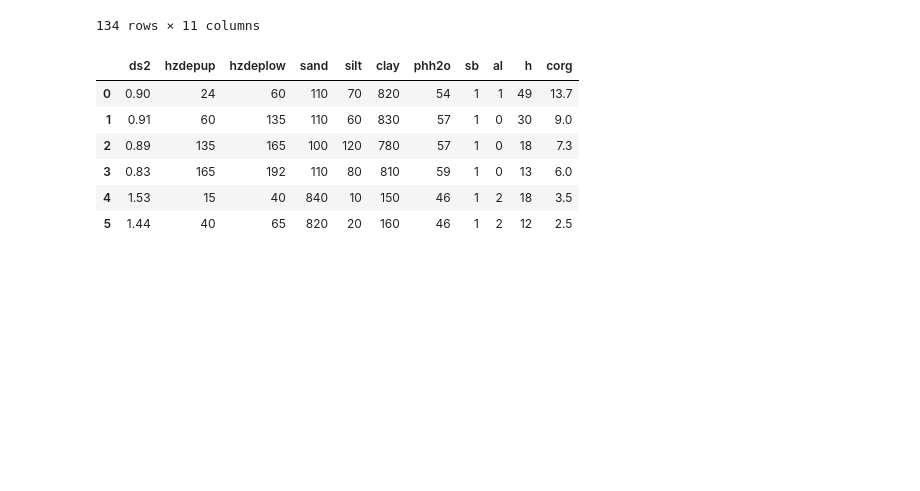
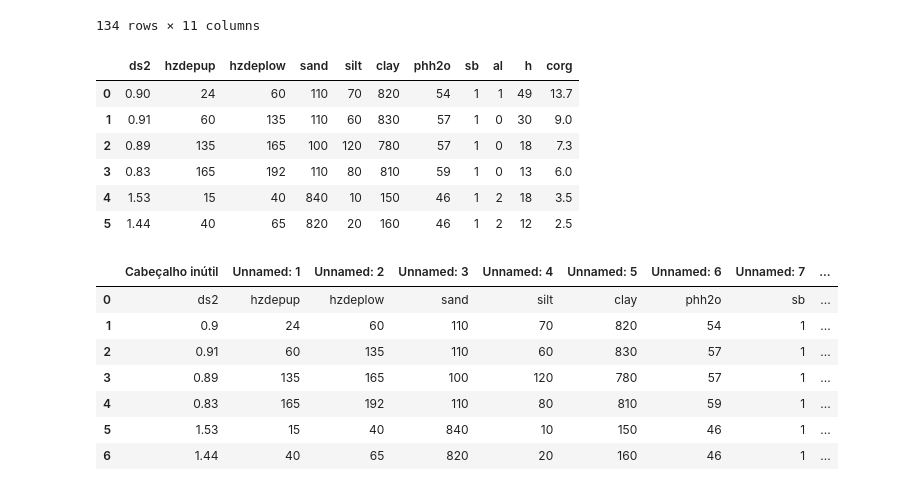
Before and after one commit to robertosgpontes/DataScience, a Jupyter notebook: loadData.ipynb, the cells around one changed output. Cells and saved outputs as stored; diff of their text form; code cells hidden in the pictures; blank space fills up the shorter version.

```diff
--- a/loadData.ipynb
+++ b/loadData.ipynb
@@ -56,3 +60,15 @@ df
 | 3 | 0.83 | 165 | 192 | 110 | 80 | 810 | 59 | 1 | 0 | 13 | 6.0 |
 | 4 | 1.53 | 15 | 40 | 840 | 10 | 150 | 46 | 1 | 2 | 18 | 3.5 |
 | 5 | 1.44 | 40 | 65 | 820 | 20 | 160 | 46 | 1 | 2 | 12 | 2.5 |
+# %%
+df = pd.read_excel('dataset/sample.xlsx', 'p3')
+df
+# %% [output]
+|  | Cabeçalho inútil | Unnamed: 1 | Unnamed: 2 | Unnamed: 3 | Unnamed: 4 | Unnamed: 5 | Unnamed: 6 | Unnamed: 7 | ... |
+| 0 | ds2 | hzdepup | hzdeplow | sand | silt | clay | phh2o | sb | ... |
+| 1 | 0.9 | 24 | 60 | 110 | 70 | 820 | 54 | 1 | ... |
+| 2 | 0.91 | 60 | 135 | 110 | 60 | 830 | 57 | 1 | ... |
+| 3 | 0.89 | 135 | 165 | 100 | 120 | 780 | 57 | 1 | ... |
+| 4 | 0.83 | 165 | 192 | 110 | 80 | 810 | 59 | 1 | ... |
+| 5 | 1.53 | 15 | 40 | 840 | 10 | 150 | 46 | 1 | ... |
+| 6 | 1.44 | 40 | 65 | 820 | 20 | 160 | 46 | 1 | ... |
```
Also changed, not shown: parts of 24 cells of this notebook, 3 other files.
